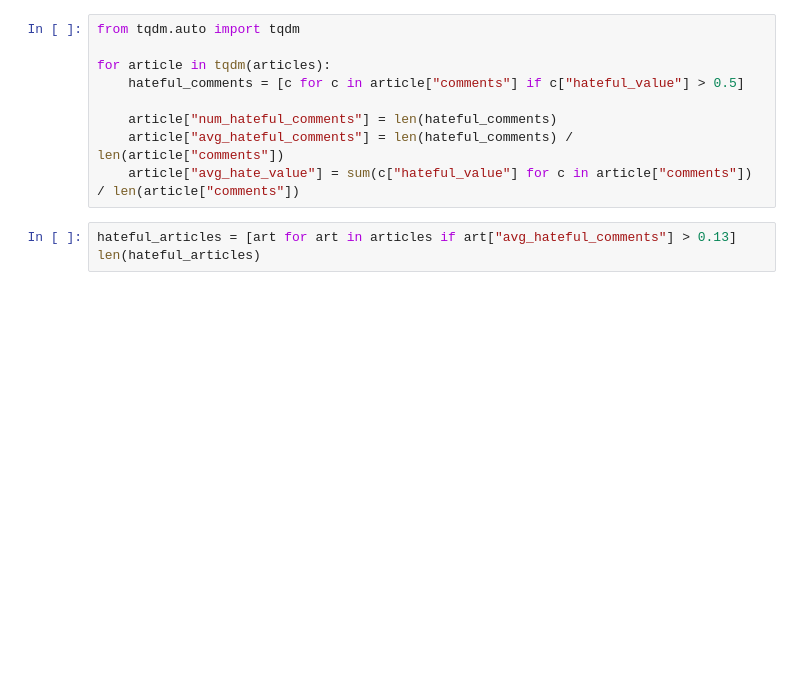
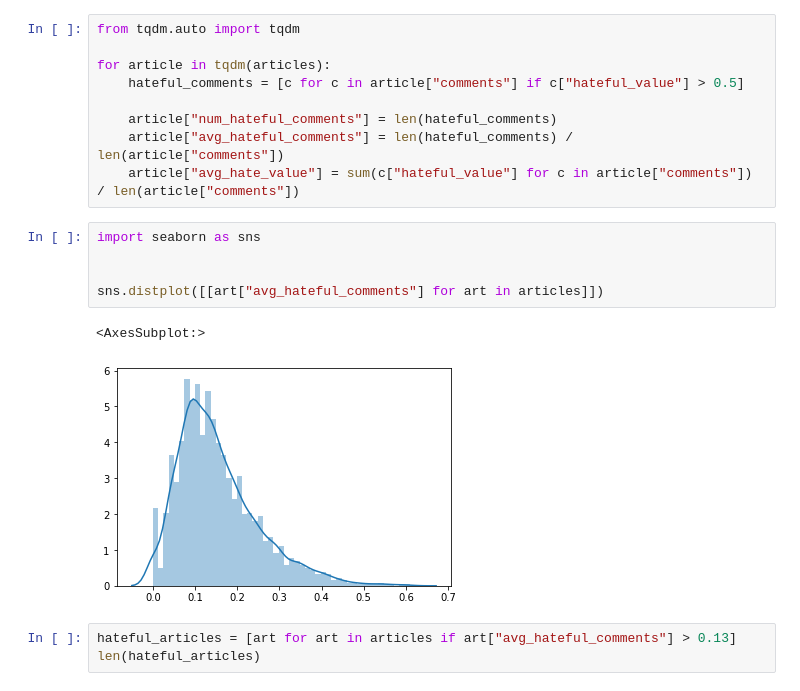
Before and after one commit to finiteautomata/hatespeech-selection, a Jupyter notebook: notebooks/Topics of hateful articles.ipynb, the cells around one changed output. Saved outputs shown, nothing was run; the diff lists cells and outputs as text; blank space fills up the shorter version.

```diff
--- a/notebooks/Topics of hateful articles.ipynb
+++ b/notebooks/Topics of hateful articles.ipynb
@@ -42,6 +42,14 @@ for article in tqdm(articles):
     article["num_hateful_comments"] = len(hateful_comments)
     article["avg_hateful_comments"] = len(hateful_comments) / len(article["comments"])
     article["avg_hate_value"] = sum(c["hateful_value"] for c in article["comments"]) / len(article["comments"])
+# %%
+import seaborn as sns
+
+
+sns.distplot([[art["avg_hateful_comments"] for art in articles]])
+# %% [output]
+<AxesSubplot:>
+[figure, added]
 # %%
 hateful_articles = [art for art in articles if art["avg_hateful_comments"] > 0.13]
 len(hateful_articles)
```
Also changed, not shown: parts of 16 cells of this notebook.
